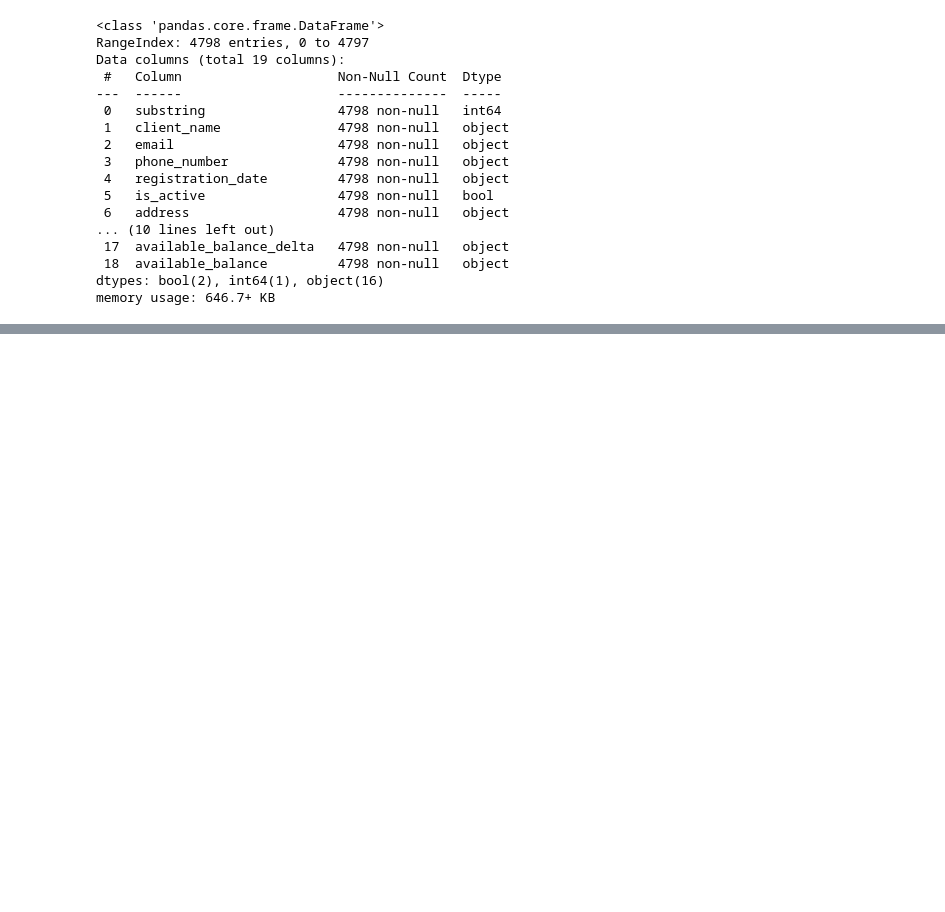
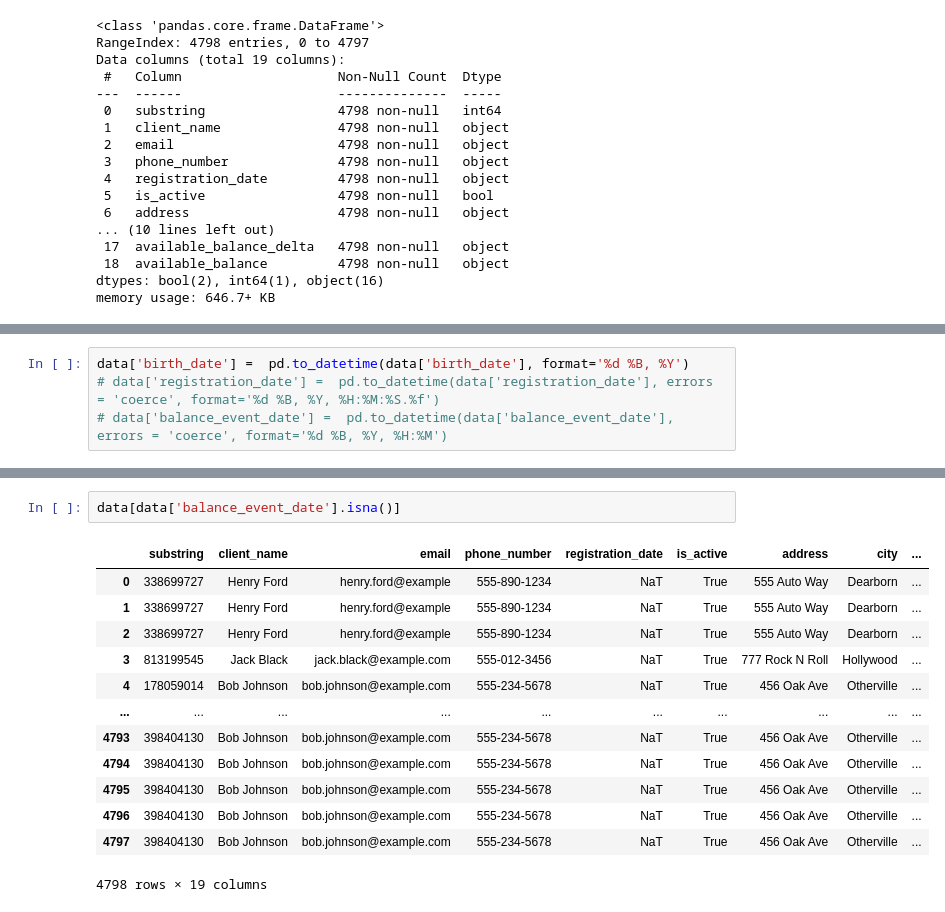
Before and after one commit to tanagnostis/ep_ae_assignment, a Jupyter notebook: code/dataset_exploration.ipynb, the cells around one changed output, grey strips where cells are left out. Cells and saved outputs as stored; diff of their text form; blank space fills up the shorter version.

```diff
--- a/code/dataset_exploration.ipynb
+++ b/code/dataset_exploration.ipynb
@@ -33,0 +126,4 @@ data.head()
+# %%
+data['birth_date'] =  pd.to_datetime(data['birth_date'], format='%d %B, %Y')
+# data['registration_date'] =  pd.to_datetime(data['registration_date'], errors = 'coerce', format='%d %B, %Y, %H:%M:%S.%f')
+# data['balance_event_date'] =  pd.to_datetime(data['balance_event_date'], errors = 'coerce', format='%d %B, %Y, %H:%M')
@@ -33,0 +180,16 @@ data.head()
+# %%
+data[data['balance_event_date'].isna()]
+# %% [output]
+|  | substring | client_name | email | phone_number | registration_date | is_active | address | city | ... |
+| 0 | 338699727 | Henry Ford | henry.ford@example | 555-890-1234 | NaT | True | 555 Auto Way | Dearborn | ... |
+| 1 | 338699727 | Henry Ford | henry.ford@example | 555-890-1234 | NaT | True | 555 Auto Way | Dearborn | ... |
+| 2 | 338699727 | Henry Ford | henry.ford@example | 555-890-1234 | NaT | True | 555 Auto Way | Dearborn | ... |
+| 3 | 813199545 | Jack Black | jack.black@example.com | 555-012-3456 | NaT | True | 777 Rock N Roll | Hollywood | ... |
+| 4 | 178059014 | Bob Johnson | bob.johnson@example.com | 555-234-5678 | NaT | True | 456 Oak Ave | Otherville | ... |
+| ... | ... | ... | ... | ... | ... | ... | ... | ... | ... |
+| 4793 | 398404130 | Bob Johnson | bob.johnson@example.com | 555-234-5678 | NaT | True | 456 Oak Ave | Otherville | ... |
+| 4794 | 398404130 | Bob Johnson | bob.johnson@example.com | 555-234-5678 | NaT | True | 456 Oak Ave | Otherville | ... |
+| 4795 | 398404130 | Bob Johnson | bob.johnson@example.com | 555-234-5678 | NaT | True | 456 Oak Ave | Otherville | ... |
+| 4796 | 398404130 | Bob Johnson | bob.johnson@example.com | 555-234-5678 | NaT | True | 456 Oak Ave | Otherville | ... |
+| 4797 | 398404130 | Bob Johnson | bob.johnson@example.com | 555-234-5678 | NaT | True | 456 Oak Ave | Otherville | ... |
+4798 rows × 19 columns
```
Also changed, not shown: parts of 18 cells of this notebook.
